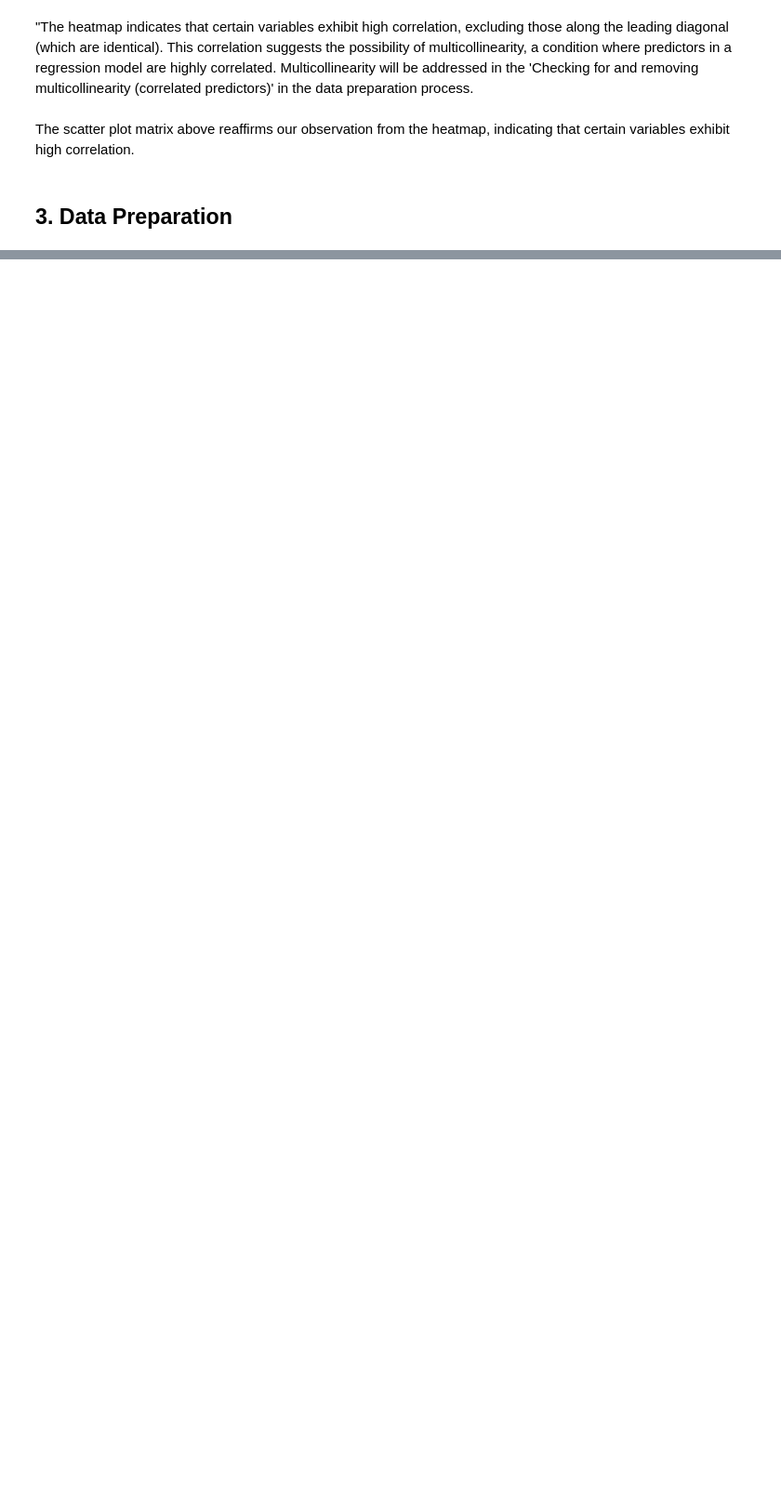
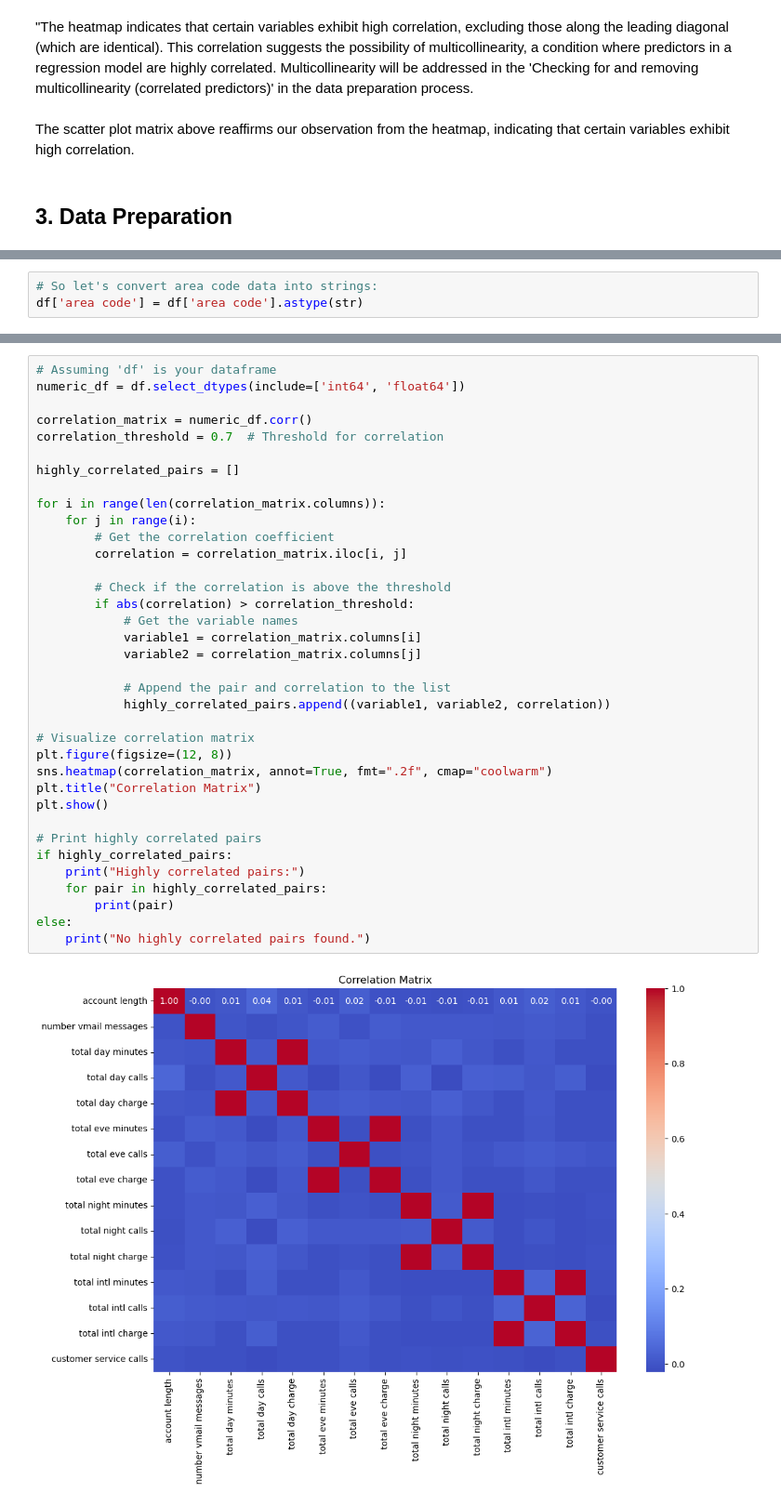
Before and after one commit to Iankip8/Phase_3_project, a Jupyter notebook: SyriatelCustomerChurn.ipynb, the cells around one changed output, grey strips where cells are left out. Shown at 93% size. Drawn from its saved outputs; the diff is of its cells as text; blank space fills up the shorter version.

Commit message:
Do data preparation

```diff
--- a/SyriatelCustomerChurn.ipynb
+++ b/SyriatelCustomerChurn.ipynb
@@ -480,0 +573,3 @@ The scatter plot matrix above reaffirms our observation from the heatmap, indica
+# %%
+# So let's convert area code data into strings:
+df['area code'] = df['area code'].astype(str)
@@ -480,0 +618,38 @@ The scatter plot matrix above reaffirms our observation from the heatmap, indica
+# %%
+# Assuming 'df' is your dataframe
+numeric_df = df.select_dtypes(include=['int64', 'float64'])
+
+correlation_matrix = numeric_df.corr()
+correlation_threshold = 0.7  # Threshold for correlation
+
+highly_correlated_pairs = []
+
+for i in range(len(correlation_matrix.columns)):
+    for j in range(i):
+        # Get the correlation coefficient
+        correlation = correlation_matrix.iloc[i, j]
+
+        # Check if the correlation is above the threshold
+        if abs(correlation) > correlation_threshold:
+            # Get the variable names
+            variable1 = correlation_matrix.columns[i]
+            variable2 = correlation_matrix.columns[j]
+
+            # Append the pair and correlation to the list
+            highly_correlated_pairs.append((variable1, variable2, correlation))
+
+# Visualize correlation matrix
+plt.figure(figsize=(12, 8))
+sns.heatmap(correlation_matrix, annot=True, fmt=".2f", cmap="coolwarm")
+plt.title("Correlation Matrix")
+plt.show()
+
+# Print highly correlated pairs
+if highly_correlated_pairs:
+    print("Highly correlated pairs:")
+    for pair in highly_correlated_pairs:
+        print(pair)
+else:
+    print("No highly correlated pairs found.")
+# %% [output]
+[figure, added]
```
Also changed, not shown: parts of 36 cells of this notebook.
